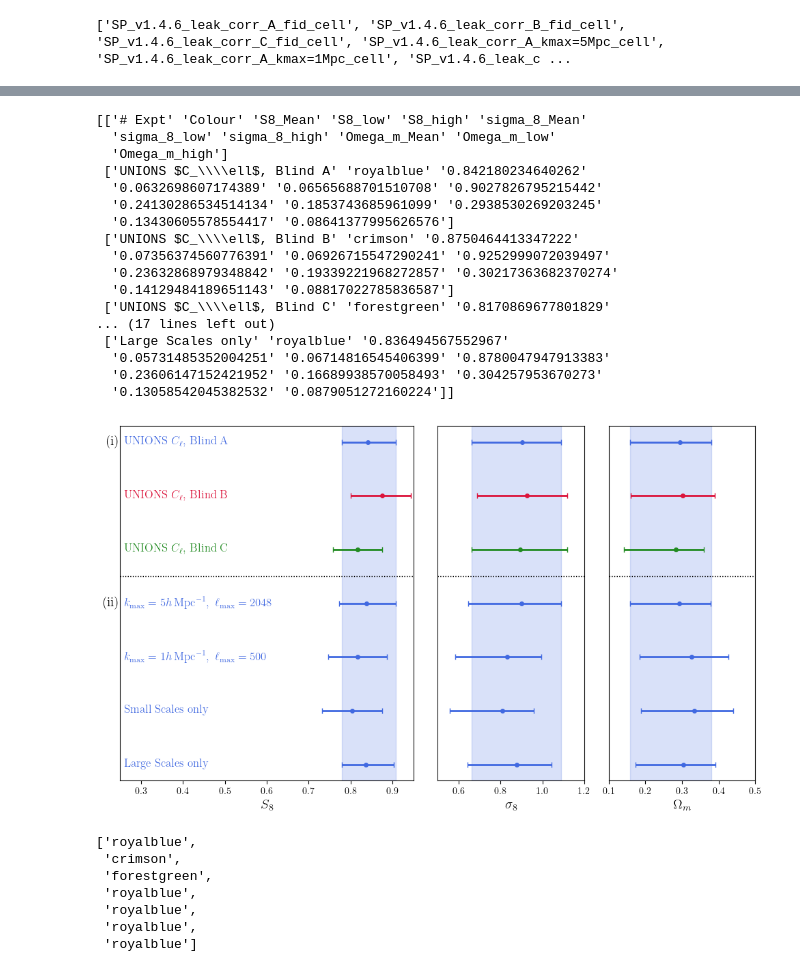
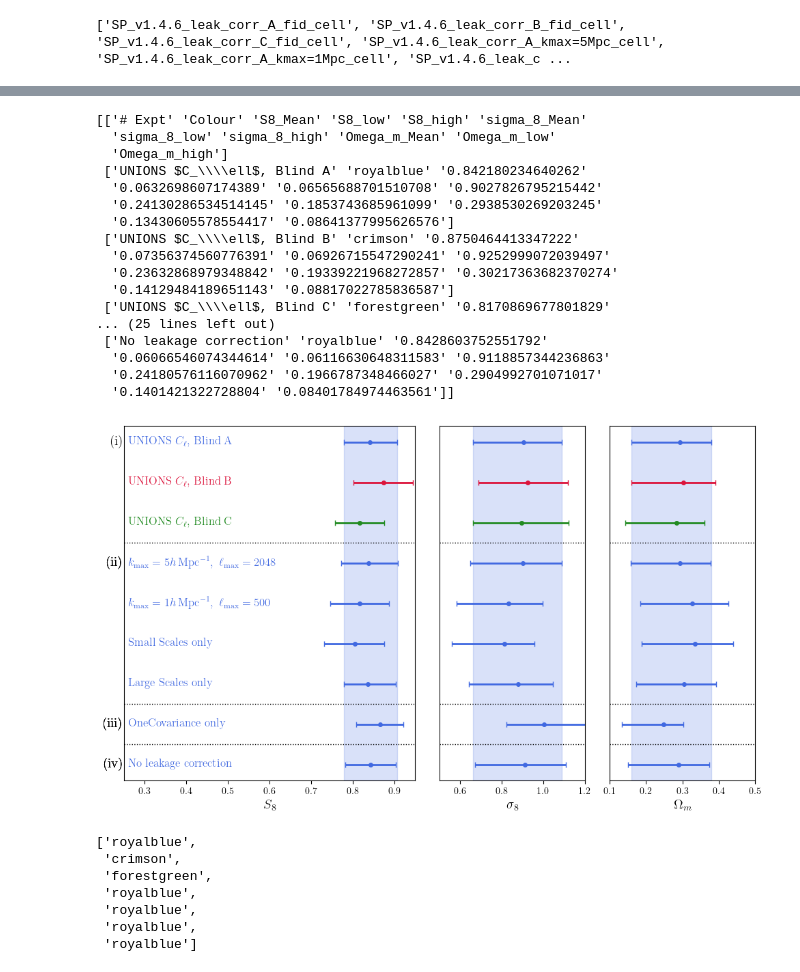
Before and after one commit to CosmoStat/sp_validation, a Jupyter notebook: cosmo_inference/notebooks/2D_harmonic_space_cosmic_shear_plots/2025_10_28_plot_whisker.ipynb, the cells around one changed output, grey strips where cells are left out. Cells and saved outputs as stored; diff of their text form; code cells hidden in the pictures.

Commit message:
Add notebooks to obtain contours for robustness check related to the covariance computation and the impact of leakage correction. Updated the whisker plot script to add those lines.

```diff
--- a/cosmo_inference/notebooks/2D_harmonic_space_cosmic_shear_plots/2025_10_28_plot_whisker.ipynb
+++ b/cosmo_inference/notebooks/2D_harmonic_space_cosmic_shear_plots/2025_10_28_plot_whisker.ipynb
@@ -31,6 +31,8 @@ roots = [
     "SP_v1.4.6_leak_corr_A_kmax=1Mpc_cell",
     "SP_v1.4.6_leak_corr_A_small_scales_cell",
     "SP_v1.4.6_leak_corr_A_large_scales_cell",
+    "SP_v1.4.6_leak_corr_A_OneCov_cell",
+    "SP_v1.4.6_A_fid_cell"
 ]
 
 legend_labels = [
@@ -40,7 +42,9 @@ legend_labels = [
     r"$k_{\rm max}=5h\,\mathrm{Mpc}^{-1},\ \ell_{\rm max}=2048$",
     r"$k_{\rm max}=1h\,\mathrm{Mpc}^{-1},\ \ell_{\rm max}=500$",
     r"Small Scales only",
-    r"Large Scales only"
+    r"Large Scales only",
+    r"OneCovariance only",
+    r"No leakage correction",
 ]
 
 colours = [
@@ -51,6 +55,8 @@ colours = [
     "royalblue",
     "royalblue",
     "royalblue",
+    "royalblue",
+    "royalblue",
 ]
 
 
@@ -161,18 +173,18 @@ np.savetxt(f"{root_dir}/param_values.txt", param_values, fmt=['%s' for i in rang
   'Omega_m_high']
  ['UNIONS $C_\\\\ell$, Blind A' 'royalblue' '0.842180234640262'
   '0.0632698607174389' '0.06565688701510708' '0.9027826795215442'
-  '0.24130286534514134' '0.1853743685961099' '0.2938530269203245'
+  '0.24130286534514145' '0.1853743685961099' '0.2938530269203245'
   '0.13430605578554417' '0.08641377995626576']
  ['UNIONS $C_\\\\ell$, Blind B' 'crimson' '0.8750464413347222'
   '0.07356374560776391' '0.06926715547290241' '0.9252999072039497'
   '0.23632868979348842' '0.19339221968272857' '0.30217363682370274'
   '0.14129484189651143' '0.08817022785836587']
  ['UNIONS $C_\\\\ell$, Blind C' 'forestgreen' '0.8170869677801829'
-... (17 lines left out)
- ['Large Scales only' 'royalblue' '0.836494567552967'
-  '0.05731485352004251' '0.06714816545406399' '0.8780047947913383'
-  '0.23606147152421952' '0.16689938570058493' '0.304257953670273'
-  '0.13058542045382532' '0.0879051272160224']]
+... (25 lines left out)
+ ['No leakage correction' 'royalblue' '0.8428603752551792'
+  '0.06066546074344614' '0.06116630648311583' '0.9118857344236863'
+  '0.24180576116070962' '0.1966787348466027' '0.2904992701071017'
+  '0.1401421322728804' '0.08401784974463561']]
 # %%
 # Load the value of the parameters
 cosmo = np.loadtxt(f"{root_dir}/param_values.txt",
@@ -208,6 +220,16 @@ params = [
 reference = "UNIONS $C_\ell$, Blind A"
 separation_after = [
     r"UNIONS $C_\ell$, Blind C",
+    r"Large Scales only",
+    r"OneCovariance only"
+]
+list_section_index = [
+    r"(ii)",
+    r"(iii)",
+    r"(iv)",
+    r"(v)",
+    r"(vi)",
+    r"(vii)"
 ]
 row_spacing = 0.1
 
@@ -226,37 +248,39 @@ for ax, param in zip(axs, params):
         ax.axvspan(s8_mean[index_ref] - s8_low[index_ref], s8_mean[index_ref] + s8_high[index_ref], color=colours[index_ref], alpha=0.2)
         ax.set_xlim(0.25, 0.95)
     elif label == r"$\sigma_8$":
         ax.axvspan(sigma8_mean[index_ref] - sigma8_low[index_ref], sigma8_mean[index_ref] + sigma8_high[index_ref], color=colours[index_ref], alpha=0.2)
         ax.set_xlim(0.5, 1.2)
     elif label == r"$\Omega_m$":
         ax.axvspan(omegam_mean[index_ref] - omegam_low[index_ref], omegam_mean[index_ref] + omegam_high[index_ref], color=colours[index_ref], alpha=0.2)
         ax.set_xlim(0.1, 0.5)
 
 
 axs[0].set_yticks(0.05+y*row_spacing)
 axs[0].set_yticklabels([])
 for label, color in zip(expt, colours):
     axs[0].text(0.26, 0.05 + row_spacing * np.where(expt == label)[0][0], label, fontsize=12, ha='left', va='center', color=color)
 # Add separation lines
-for sep in separation_after:
+for i, sep in enumerate(separation_after):
     index_sep = np.where(expt == sep)[0][0]
     for ax in axs:
         ax.axhline(row_spacing * (index_sep + 1), color='black', linestyle='dotted', linewidth=1)
+        axs[0].text(0.25, 0.05 + row_spacing * (index_sep + 1),
+            list_section_index[i], fontsize=14, fontweight='bold', va='center', ha='right')
+
 
 # --- Add section labels (i), (ii)) ---
 axs[0].text(0.25, 0.05,
             r"(i)", fontsize=14, fontweight='bold', va='center', ha='right')
-axs[0].text(0.25, 0.05 + row_spacing * (index_sep + 1),
-            r"(ii)", fontsize=14, fontweight='bold', va='center', ha='right')
+
 
 plt.gca().invert_yaxis()
 
 plt.tight_layout()
 
 plt.savefig("./plots/whisker_plot.pdf", dpi=300)
 plt.show()
 # %% [output]
-[figure, old version]
+[figure, new version]
 # %%
 list(colours)
 # %% [output]
```
Also changed, not shown: parts of 1 cell of this notebook, 2 other files.
